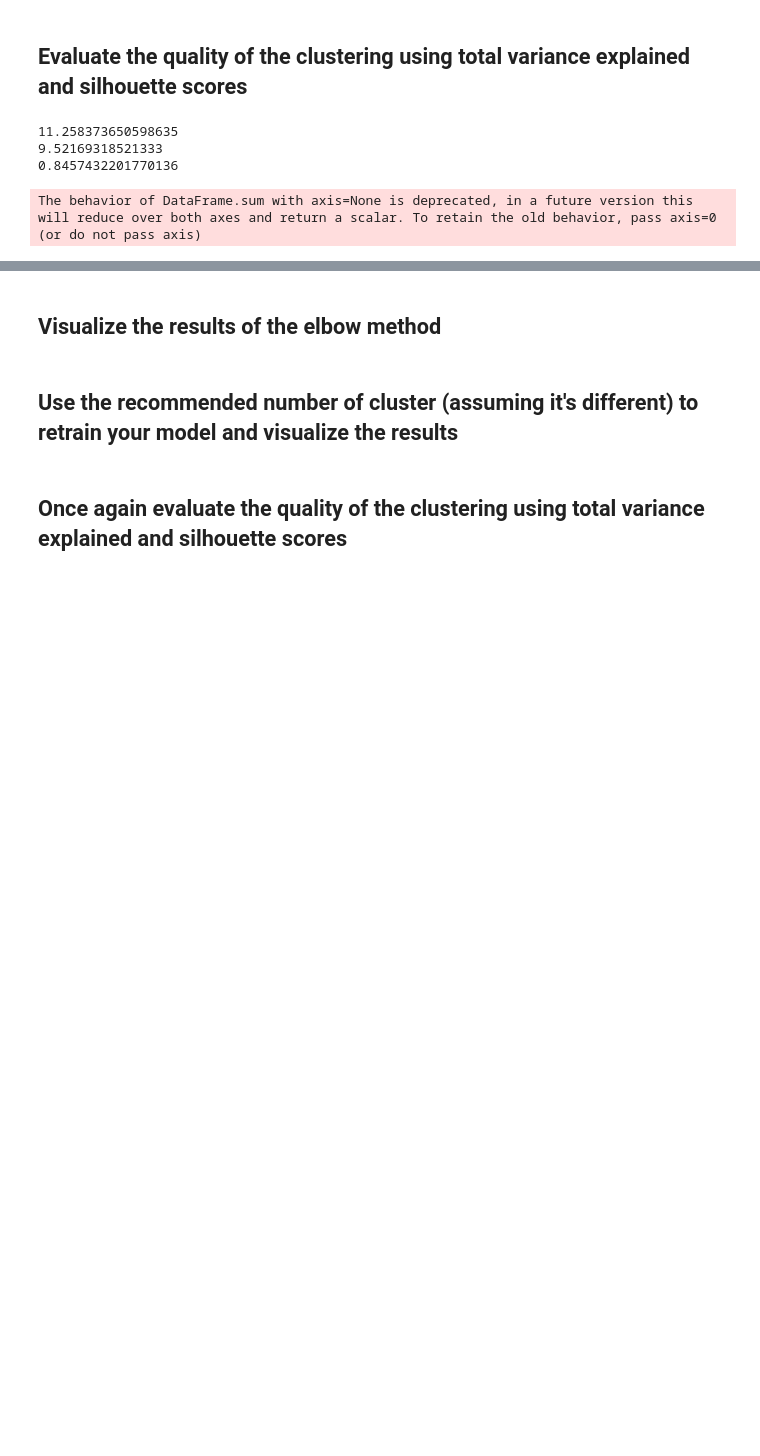
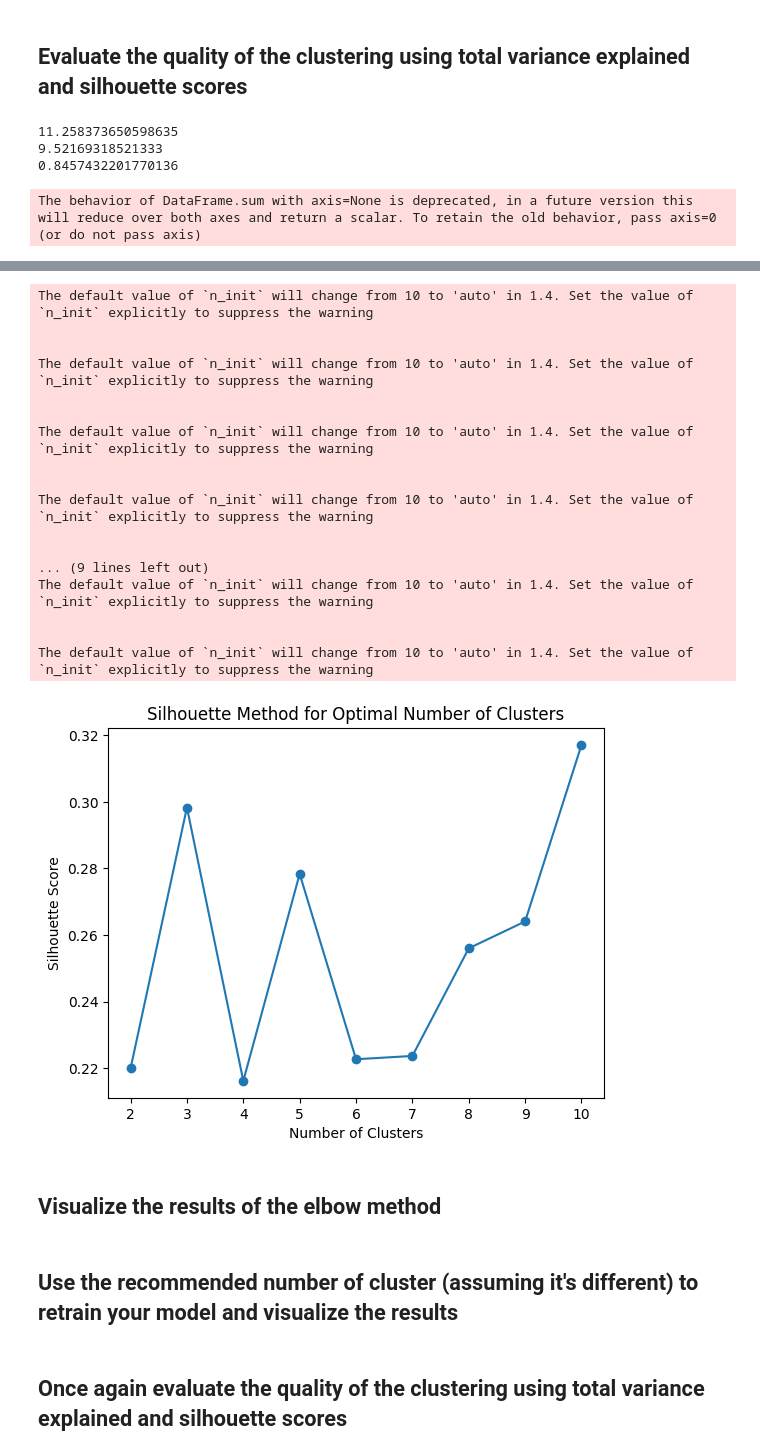
Before and after one commit to ALEXTORTI/DS3001-PROJECT, a Jupyter notebook: project_file.ipynb, the cells around one changed output, grey strips where cells are left out. Saved outputs shown, nothing was run; the diff lists cells and outputs as text; code cells hidden in the pictures; blank space fills up the shorter version.

```diff
--- a/project_file.ipynb
+++ b/project_file.ipynb
@@ -410,2 +433,38 @@ The behavior of DataFrame.sum with axis=None is deprecated, in a future version
+# %%
+from sklearn.metrics import silhouette_score
+
+# determine the ideal number of clusters using silhouette coefficient
+silhouette_scores = []
+
+for i in range(2, 11):
+    kmeans = KMeans(n_clusters=i, random_state=42)
+    kmeans.fit(X_scaled)
+    silhouette_scores.append(silhouette_score(X_scaled, kmeans.labels_))
+
+# plot silhouette scores
+plt.plot(range(2, 11), silhouette_scores, marker='o')
+plt.title('Silhouette Method for Optimal Number of Clusters')
+plt.xlabel('Number of Clusters')
+plt.ylabel('Silhouette Score')
+plt.show()
+# %% [output]
+The default value of `n_init` will change from 10 to 'auto' in 1.4. Set the value of `n_init` explicitly to suppress the warning
+
+
+The default value of `n_init` will change from 10 to 'auto' in 1.4. Set the value of `n_init` explicitly to suppress the warning
+
+
+The default value of `n_init` will change from 10 to 'auto' in 1.4. Set the value of `n_init` explicitly to suppress the warning
+
+
+The default value of `n_init` will change from 10 to 'auto' in 1.4. Set the value of `n_init` explicitly to suppress the warning
+
+
+... (9 lines left out)
+The default value of `n_init` will change from 10 to 'auto' in 1.4. Set the value of `n_init` explicitly to suppress the warning
+
+
+The default value of `n_init` will change from 10 to 'auto' in 1.4. Set the value of `n_init` explicitly to suppress the warning
+[figure, added]
 # %% [markdown]
 ## Visualize the results of the elbow method
```
Also changed, not shown: parts of 20 cells of this notebook.
